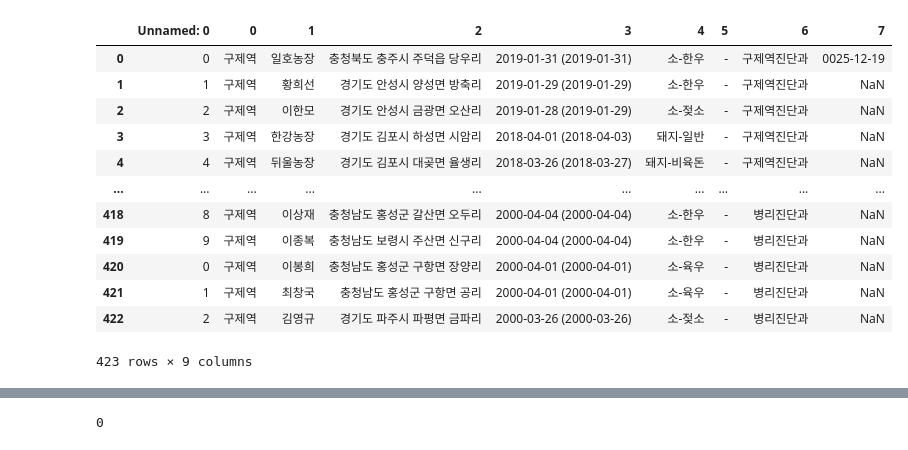
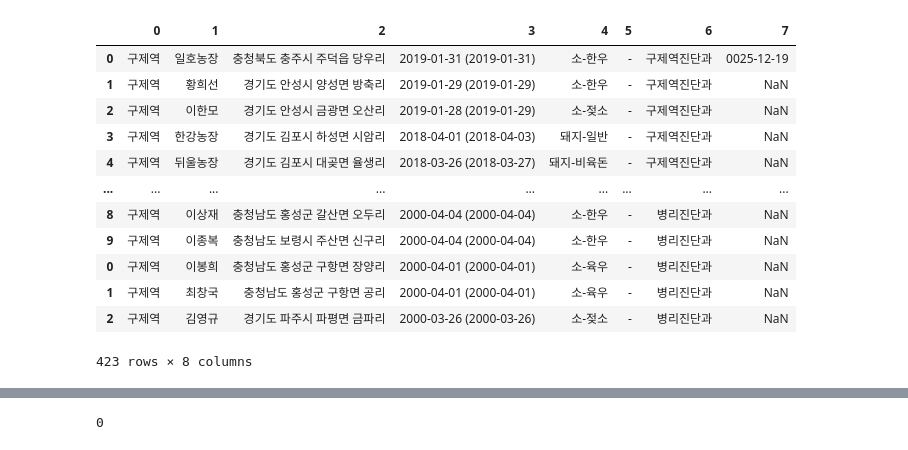
Before and after one commit to 21ckwj/fintech, a Jupyter notebook: 프로젝트2/구제역발생현황_전처리.ipynb, the cells around one changed output, grey strips where cells are left out. Saved outputs shown, nothing was run; the diff lists cells and outputs as text; code cells hidden in the pictures.

```diff
--- a/프로젝트2/구제역발생현황_전처리.ipynb
+++ b/프로젝트2/구제역발생현황_전처리.ipynb
@@ -2,19 +2,19 @@
 import pandas as pd
 import numpy as np
 # %%
-df = pd.read_csv('./data/구제역 발생현황.csv')
+df = pd.read_csv('./data/구제역 발생현황.csv',index_col=0)
 df
 # %% [output]
-|  | Unnamed: 0 | 0 | 1 | 2 | 3 | 4 | 5 | 6 | 7 |
-| 0 | 0 | 구제역 | 일호농장 | 충청북도 충주시 주덕읍 당우리 | 2019-01-31 (2019-01-31) | 소-한우 | - | 구제역진단과 | 0025-12-19 |
-| 1 | 1 | 구제역 | 황희선 | 경기도 안성시 양성면 방축리 | 2019-01-29 (2019-01-29) | 소-한우 | - | 구제역진단과 | NaN |
-| 2 | 2 | 구제역 | 이한모 | 경기도 안성시 금광면 오산리 | 2019-01-28 (2019-01-29) | 소-젖소 | - | 구제역진단과 | NaN |
-| 3 | 3 | 구제역 | 한강농장 | 경기도 김포시 하성면 시암리 | 2018-04-01 (2018-04-03) | 돼지-일반 | - | 구제역진단과 | NaN |
-| 4 | 4 | 구제역 | 뒤울농장 | 경기도 김포시 대곶면 율생리 | 2018-03-26 (2018-03-27) | 돼지-비육돈 | - | 구제역진단과 | NaN |
-| ... | ... | ... | ... | ... | ... | ... | ... | ... | ... |
-| 418 | 8 | 구제역 | 이상재 | 충청남도 홍성군 갈산면 오두리 | 2000-04-04 (2000-04-04) | 소-한우 | - | 병리진단과 | NaN |
-| 419 | 9 | 구제역 | 이종복 | 충청남도 보령시 주산면 신구리 | 2000-04-04 (2000-04-04) | 소-한우 | - | 병리진단과 | NaN |
-| 420 | 0 | 구제역 | 이봉희 | 충청남도 홍성군 구항면 장양리 | 2000-04-01 (2000-04-01) | 소-육우 | - | 병리진단과 | NaN |
-| 421 | 1 | 구제역 | 최창국 | 충청남도 홍성군 구항면 공리 | 2000-04-01 (2000-04-01) | 소-육우 | - | 병리진단과 | NaN |
-| 422 | 2 | 구제역 | 김영규 | 경기도 파주시 파평면 금파리 | 2000-03-26 (2000-03-26) | 소-젖소 | - | 병리진단과 | NaN |
+|  | 0 | 1 | 2 | 3 | 4 | 5 | 6 | 7 |
+| 0 | 구제역 | 일호농장 | 충청북도 충주시 주덕읍 당우리 | 2019-01-31 (2019-01-31) | 소-한우 | - | 구제역진단과 | 0025-12-19 |
+| 1 | 구제역 | 황희선 | 경기도 안성시 양성면 방축리 | 2019-01-29 (2019-01-29) | 소-한우 | - | 구제역진단과 | NaN |
+| 2 | 구제역 | 이한모 | 경기도 안성시 금광면 오산리 | 2019-01-28 (2019-01-29) | 소-젖소 | - | 구제역진단과 | NaN |
+| 3 | 구제역 | 한강농장 | 경기도 김포시 하성면 시암리 | 2018-04-01 (2018-04-03) | 돼지-일반 | - | 구제역진단과 | NaN |
+| 4 | 구제역 | 뒤울농장 | 경기도 김포시 대곶면 율생리 | 2018-03-26 (2018-03-27) | 돼지-비육돈 | - | 구제역진단과 | NaN |
+| ... | ... | ... | ... | ... | ... | ... | ... | ... |
+| 8 | 구제역 | 이상재 | 충청남도 홍성군 갈산면 오두리 | 2000-04-04 (2000-04-04) | 소-한우 | - | 병리진단과 | NaN |
+| 9 | 구제역 | 이종복 | 충청남도 보령시 주산면 신구리 | 2000-04-04 (2000-04-04) | 소-한우 | - | 병리진단과 | NaN |
+| 0 | 구제역 | 이봉희 | 충청남도 홍성군 구항면 장양리 | 2000-04-01 (2000-04-01) | 소-육우 | - | 병리진단과 | NaN |
+| 1 | 구제역 | 최창국 | 충청남도 홍성군 구항면 공리 | 2000-04-01 (2000-04-01) | 소-육우 | - | 병리진단과 | NaN |
+| 2 | 구제역 | 김영규 | 경기도 파주시 파평면 금파리 | 2000-03-26 (2000-03-26) | 소-젖소 | - | 병리진단과 | NaN |
-423 rows × 9 columns
+423 rows × 8 columns
```
Also changed, not shown: parts of 8 cells of this notebook, 3 other files.
